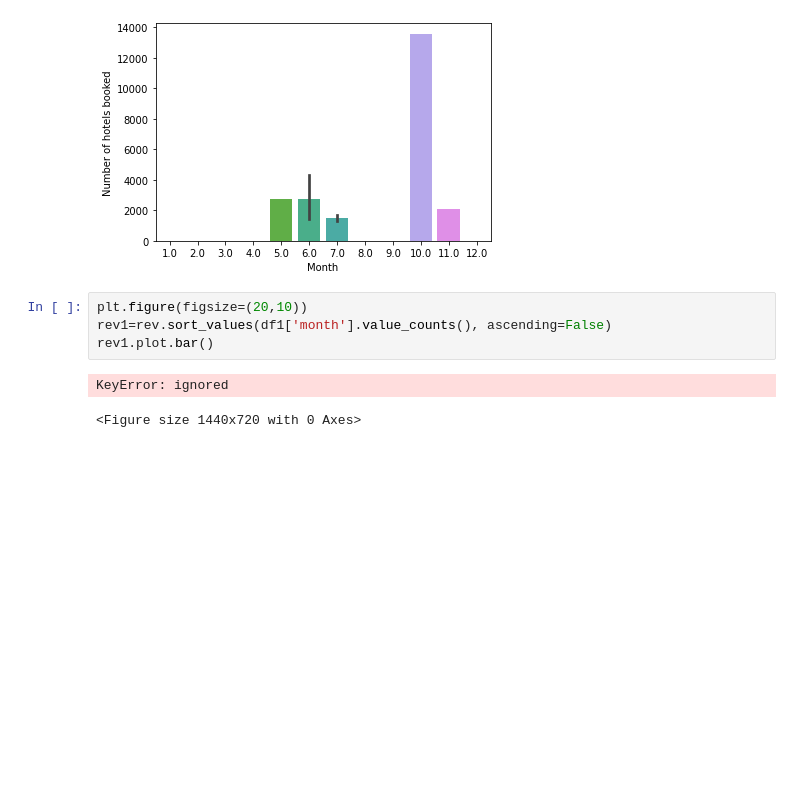
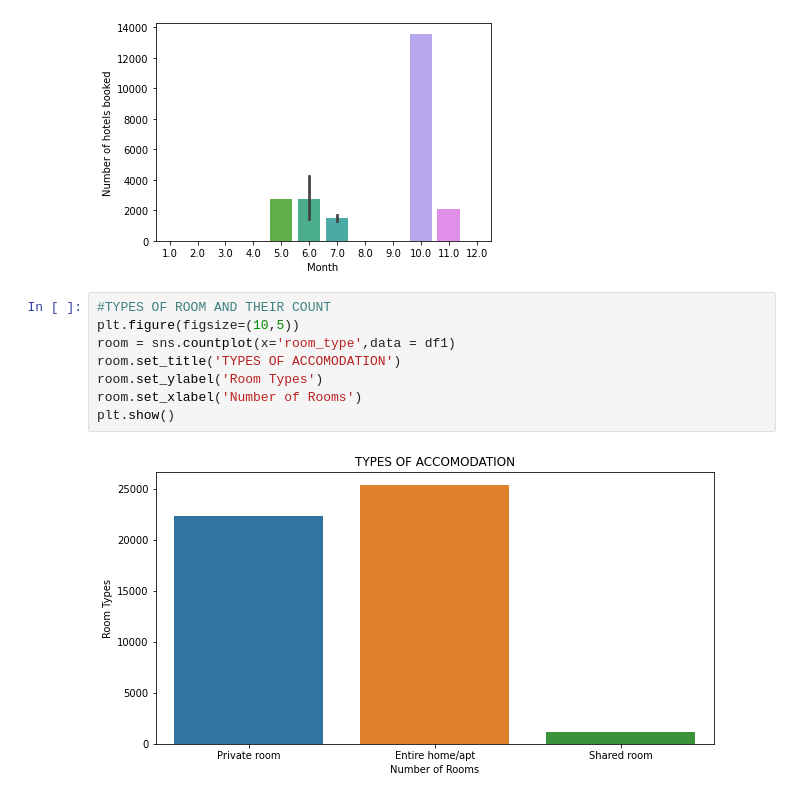
Before and after one commit to Jeetesh-KumarM/CAPSTONE-PROJECT-1, a Jupyter notebook: Copy_of_Airbnb_Bookings_Analysis_Capstone_Project.ipynb, the cells around one changed output. Drawn from its saved outputs; the diff is of its cells as text; blank space fills up the shorter version.

```diff
--- a/Copy_of_Airbnb_Bookings_Analysis_Capstone_Project.ipynb
+++ b/Copy_of_Airbnb_Bookings_Analysis_Capstone_Project.ipynb
@@ -378,10 +394,13 @@ plt.ylabel('Number of hotels booked')
 plt.show()
 # %% [output]
 [figure]
-# %%
-plt.figure(figsize=(20,10))
-rev1=rev.sort_values(df1['month'].value_counts(), ascending=False)
-rev1.plot.bar()
-# %% [output]
-KeyError: ignored
-<Figure size 1440x720 with 0 Axes>
+# %%
+#TYPES OF ROOM AND THEIR COUNT
+plt.figure(figsize=(10,5))
+room = sns.countplot(x='room_type',data = df1)
+room.set_title('TYPES OF ACCOMODATION')
+room.set_ylabel('Room Types')
+room.set_xlabel('Number of Rooms')
+plt.show()
+# %% [output]
+[figure, added]
```
Also changed, not shown: parts of 6 cells of this notebook.
